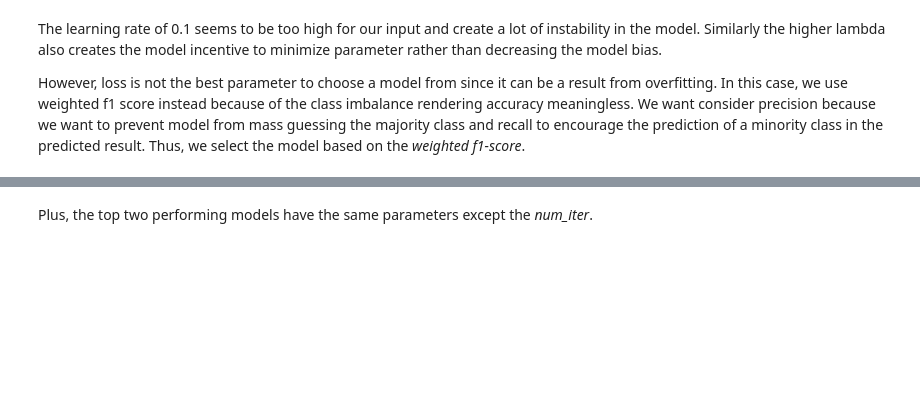
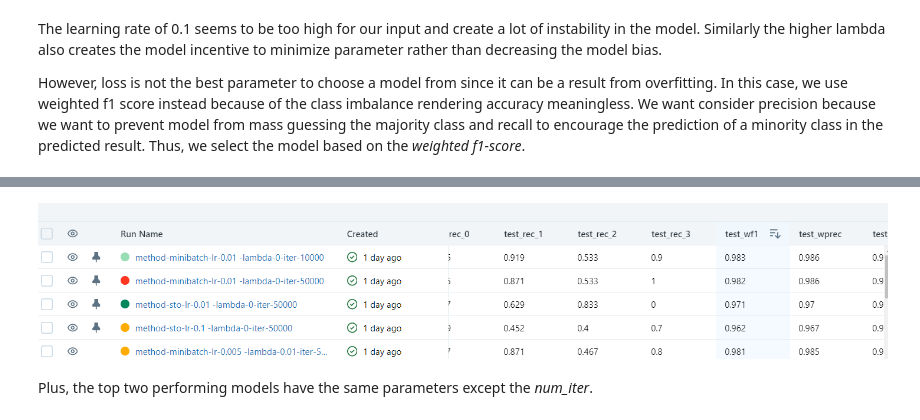
Before and after one commit to thassung/AIT_ml2023_a3, a Jupyter notebook: code/train.ipynb, the cells around one changed output, grey strips where cells are left out. Drawn from its saved outputs; the diff is of its cells as text; code cells hidden in the pictures; blank space fills up the shorter version.

```diff
--- a/code/train.ipynb
+++ b/code/train.ipynb
@@ -1477,3 +1482,7 @@ However, loss is not the best parameter to choose a model from since it can be a
+# %%
+Image(filename='image-3.png')
+# %% [output]
+[figure, added]
 # %% [markdown]
 Plus, the top two performing models have the same parameters except the *num_iter*.
 # %% [markdown]
```
Also changed, not shown: parts of 13 cells of this notebook.
